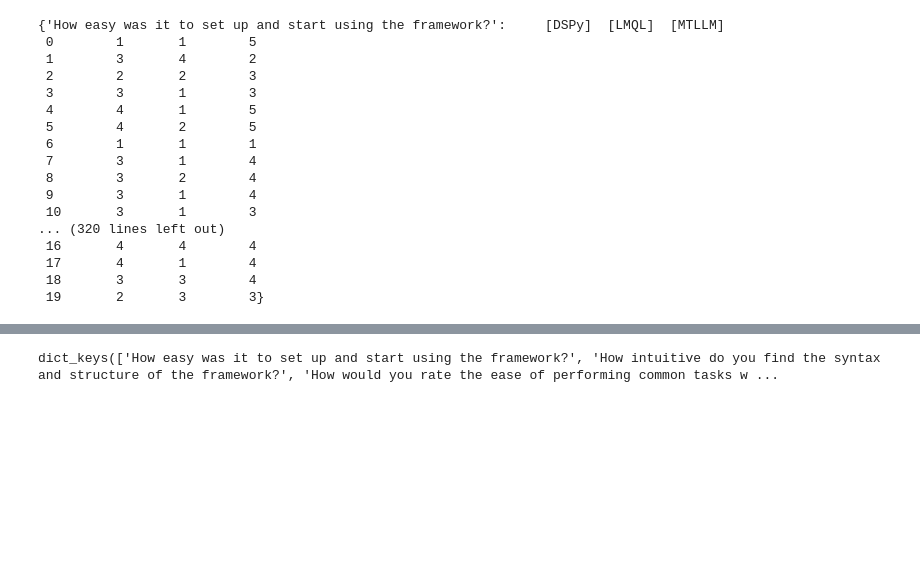
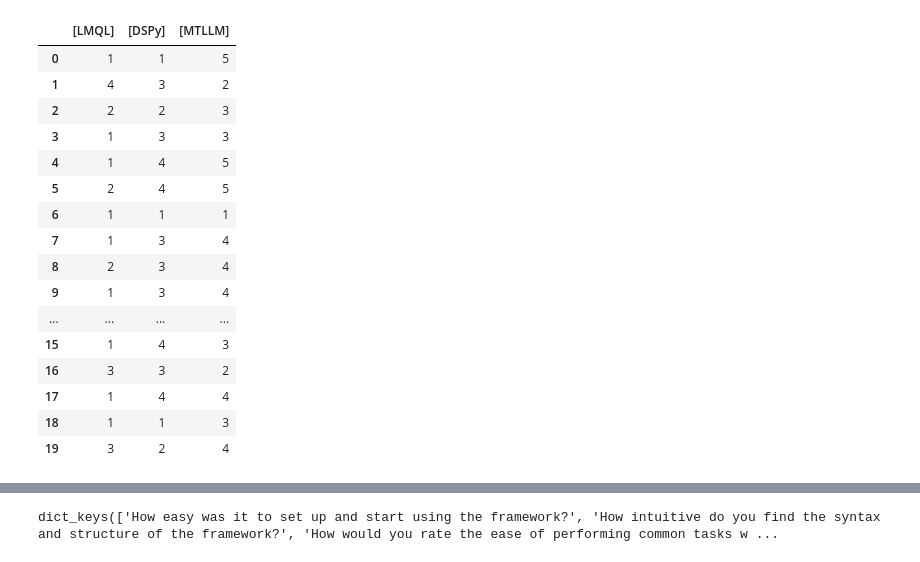
Before and after one commit to Jaseci-Labs/mtllm-evaluation, a Jupyter notebook: usabiity study/data.ipynb, the cells around one changed output, grey strips where cells are left out. Cells and saved outputs as stored; diff of their text form; code cells hidden in the pictures; blank space fills up the shorter version.

```diff
--- a/usabiity study/data.ipynb
+++ b/usabiity study/data.ipynb
@@ -28,23 +31,23 @@ for key in keys:
-# %%
-questions
-# %% [output]
-{'How easy was it to set up and start using the framework?':     [DSPy]  [LMQL]  [MTLLM]
- 0        1       1        5
- 1        3       4        2
- 2        2       2        3
- 3        3       1        3
- 4        4       1        5
- 5        4       2        5
- 6        1       1        1
- 7        3       1        4
- 8        3       2        4
- 9        3       1        4
- 10       3       1        3
-... (320 lines left out)
- 16       4       4        4
- 17       4       1        4
- 18       3       3        4
- 19       2       3        3}
+# %%
+questions['How easy was it to set up and start using the framework?']
+# %% [output]
+|  | [LMQL] | [DSPy] | [MTLLM] |
+| 0 | 1 | 1 | 5 |
+| 1 | 4 | 3 | 2 |
+| 2 | 2 | 2 | 3 |
+| 3 | 1 | 3 | 3 |
+| 4 | 1 | 4 | 5 |
+| 5 | 2 | 4 | 5 |
+| 6 | 1 | 1 | 1 |
+| 7 | 1 | 3 | 4 |
+| 8 | 2 | 3 | 4 |
+| 9 | 1 | 3 | 4 |
+| ... | ... | ... | ... |
+| 15 | 1 | 4 | 3 |
+| 16 | 3 | 3 | 2 |
+| 17 | 1 | 4 | 4 |
+| 18 | 1 | 1 | 3 |
+| 19 | 3 | 2 | 4 |
 # %%
 questions_avg = {}
 i=1
```
Also changed, not shown: parts of 4 cells of this notebook, 6 other files.
